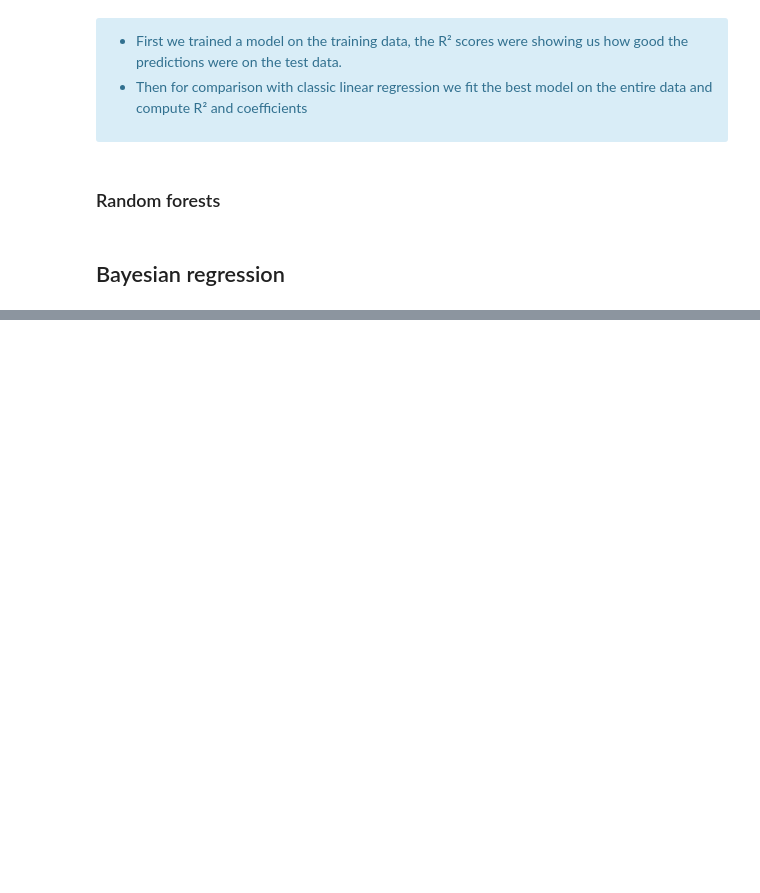
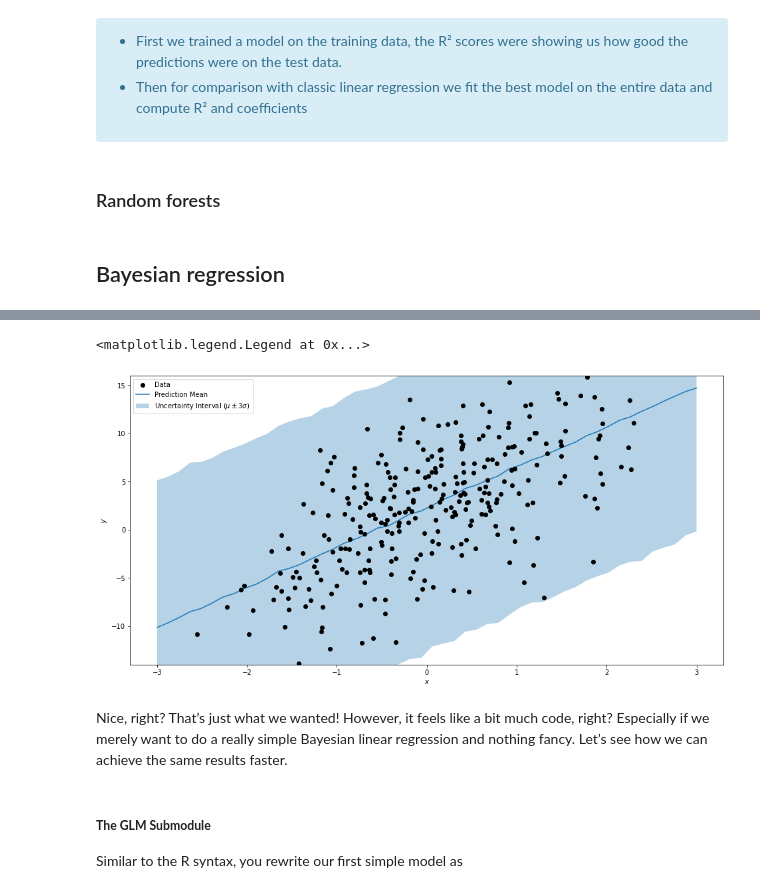
Before and after one commit to ElectronicsArchiver/tewa1_cogpsy_python, a Jupyter notebook: final_project_dataset_2.ipynb, the cells around one changed output, grey strips where cells are left out. Saved outputs shown, nothing was run; the diff lists cells and outputs as text; code cells hidden in the pictures; blank space fills up the shorter version.

```diff
--- a/final_project_dataset_2.ipynb
+++ b/final_project_dataset_2.ipynb
@@ -538,0 +459,11 @@ model_big.summary
+# %%
+with pm.Model() as predictive_model:
+    a = pm.Normal('slope', 0, 16)
+    b = pm.Normal('intercept', 0, 16)
+    s = pm.Exponential('error', 1)
+
+    x_ = pm.Data('features', x) # a data container, can be changed
+
+    obs = pm.Normal('observation', a*x_ + b, s, observed=y)
+
+    trace = pm.sample()
@@ -538,0 +479,6 @@ model_big.summary
+# %%
+x_new = np.linspace(-3, 3, 50) # 50 input values between -3 and 3
+
+with predictive_model:
+    pm.set_data({'features': x_new})
+    posterior = pm.sample_posterior_predictive(trace)
@@ -538,0 +489,2 @@ model_big.summary
+# %%
+y_pred = posterior['observation']
@@ -538,0 +499,21 @@ model_big.summary
+# %%
+y_mean = y_pred.mean(axis=0)
+y_std = y_pred.std(axis=0)
+
+plt.figure(figsize=(16, 8))
+plt.scatter(x, y, c='k', zorder=10, label='Data')
+plt.plot(x_new, y_mean, label='Prediction Mean')
+plt.fill_between(x_new, y_mean - 3*y_std, y_mean + 3*y_std, alpha=0.33, label='Uncertainty Interval ($\mu\pm3\sigma$)')
+plt.xlabel('$x$')
+plt.ylabel('$y$')
+plt.ylim(-14, 16)
+plt.legend(loc='upper left')
+# %% [output]
+<matplotlib.legend.Legend at 0x...>
+[figure, added]
+# %% [markdown]
+Nice, right? That’s just what we wanted! However, it feels like a bit much code, right? Especially if we merely want to do a really simple Bayesian linear regression and nothing fancy. Let’s see how we can achieve the same results faster.
+# %% [markdown]
+##### **The GLM Submodule**
+
+Similar to the R syntax, you rewrite our first simple model as
```
Also changed, not shown: parts of 60 cells of this notebook.
